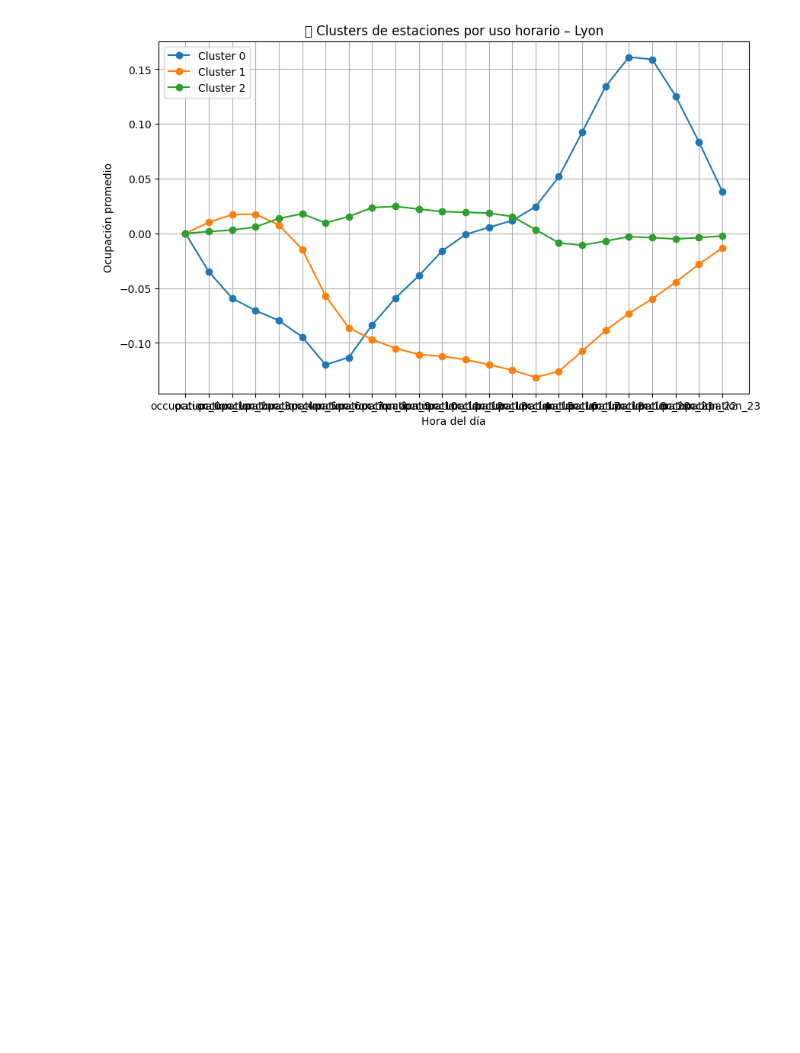
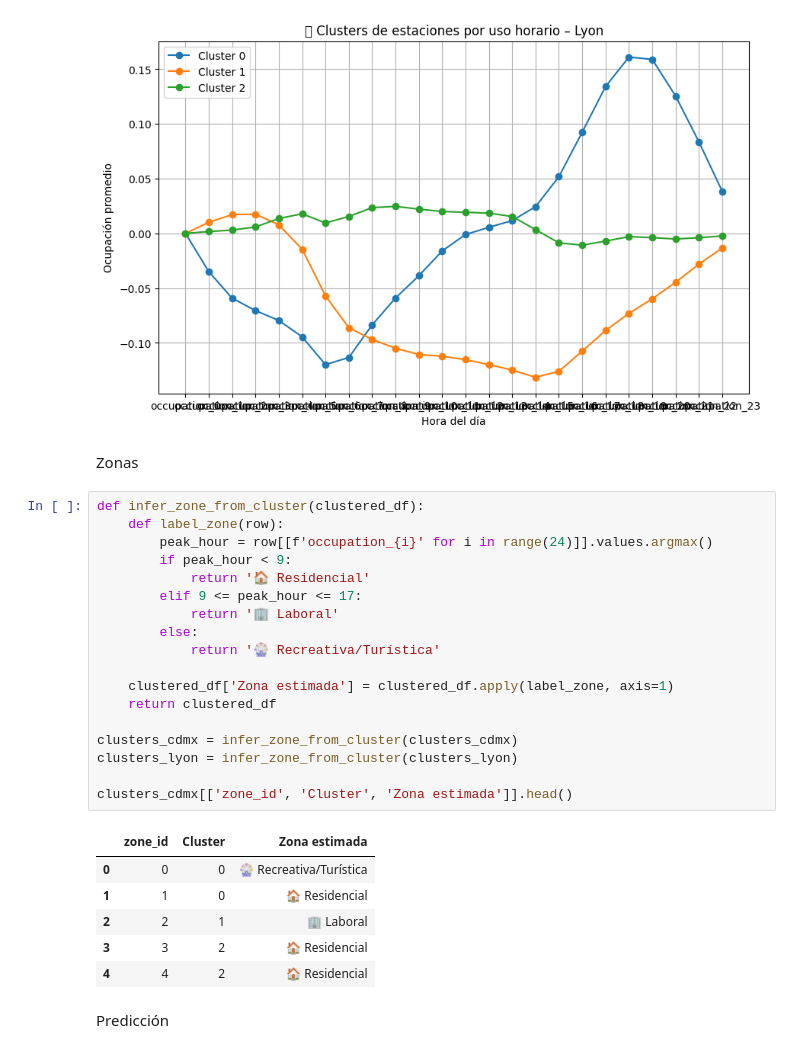
Before and after one commit to FernandoMay/Cajero-automatico, a Jupyter notebook: IA_Hackathon_starter.ipynb, the cells around one changed output. Drawn from its saved outputs; the diff is of its cells as text; blank space fills up the shorter version.

```diff
--- a/IA_Hackathon_starter.ipynb
+++ b/IA_Hackathon_starter.ipynb
@@ -468,3 +468,32 @@ clusters_lyon = cluster_stations(data_lyon, "Lyon")
 # %% [output]
 [figure]
 [figure]
+# %% [markdown]
+Zonas
+# %%
+def infer_zone_from_cluster(clustered_df):
+    def label_zone(row):
+        peak_hour = row[[f'occupation_{i}' for i in range(24)]].values.argmax()
+        if peak_hour < 9:
+            return '🏠 Residencial'
+        elif 9 <= peak_hour <= 17:
+            return '🏢 Laboral'
+        else:
+            return '🎡 Recreativa/Turística'
+
+    clustered_df['Zona estimada'] = clustered_df.apply(label_zone, axis=1)
+    return clustered_df
+
+clusters_cdmx = infer_zone_from_cluster(clusters_cdmx)
+clusters_lyon = infer_zone_from_cluster(clusters_lyon)
+
+clusters_cdmx[['zone_id', 'Cluster', 'Zona estimada']].head()
+# %% [output]
+|  | zone_id | Cluster | Zona estimada |
+| 0 | 0 | 0 | 🎡 Recreativa/Turística |
+| 1 | 1 | 0 | 🏠 Residencial |
+| 2 | 2 | 1 | 🏢 Laboral |
+| 3 | 3 | 2 | 🏠 Residencial |
+| 4 | 4 | 2 | 🏠 Residencial |
+# %% [markdown]
+Predicción
```
